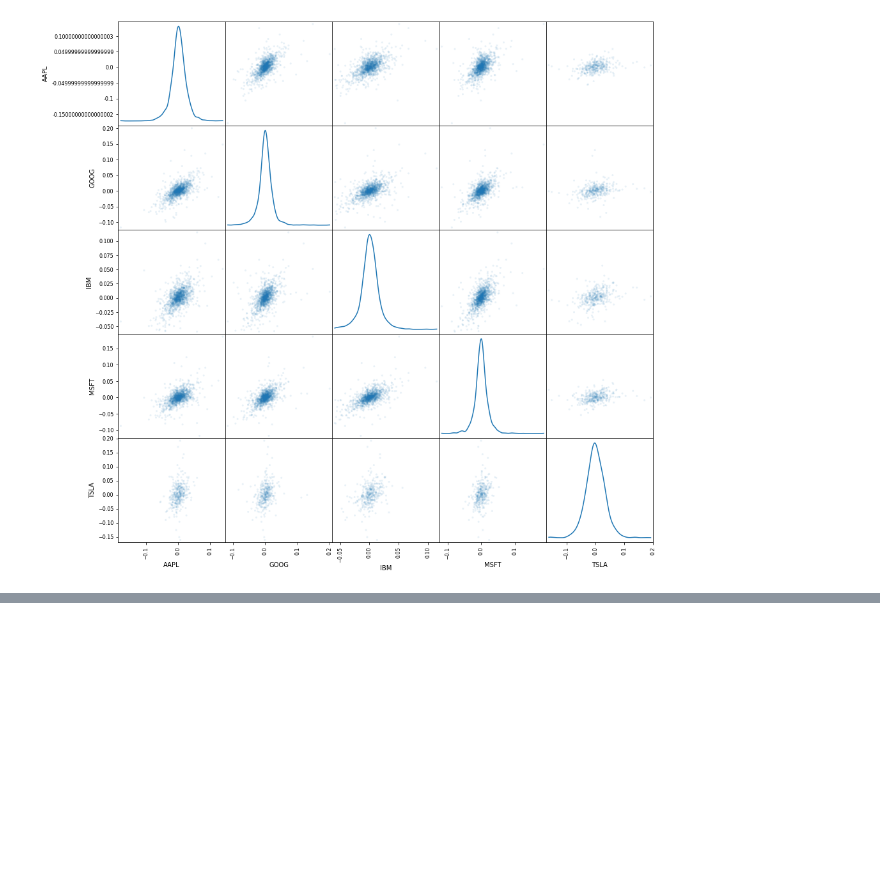
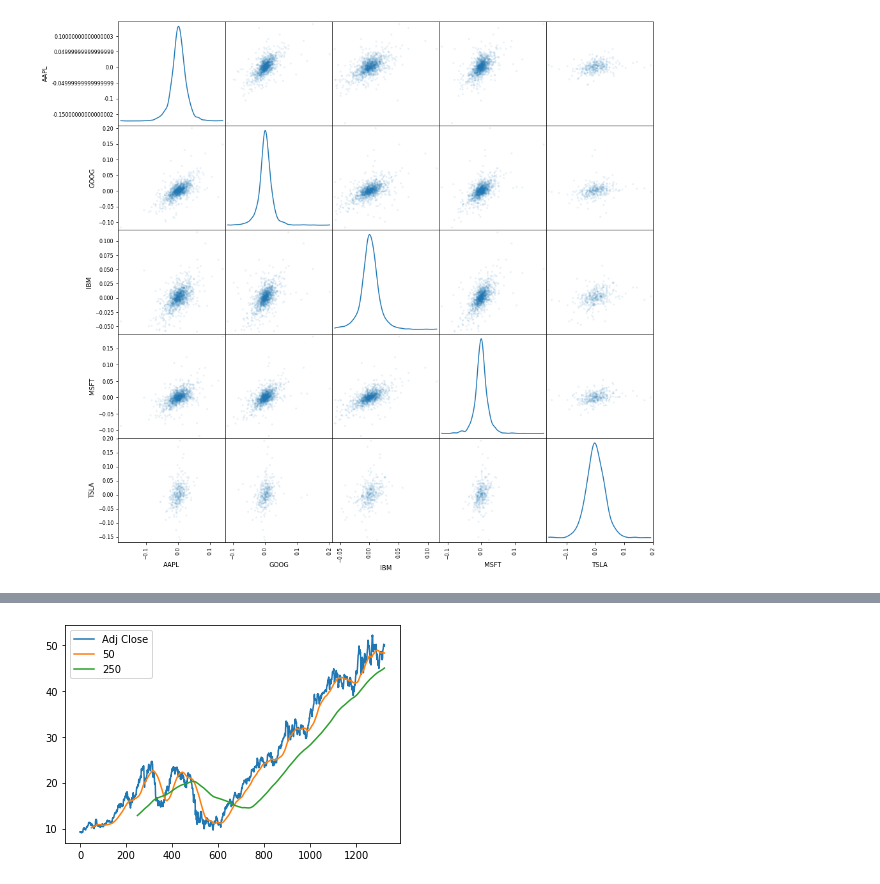
Before and after one commit to DataCrusade1999/Quantitative-Analytics, a Jupyter notebook: Quantitative_Analytics.ipynb, the cells around one changed output, grey strips where cells are left out. Saved outputs shown, nothing was run; the diff lists cells and outputs as text; code cells hidden in the pictures; blank space fills up the shorter version.

```diff
--- a/Quantitative_Analytics.ipynb
+++ b/Quantitative_Analytics.ipynb
@@ -285,0 +378,8 @@ plt.show()
+# %%
+adj_close=aapl[['Adj Close']]
+aapl['50']=adj_close.rolling(50).mean()
+aapl['250']=adj_close.rolling(250).mean()
+aapl[['Adj Close','50','250']].plot()
+plt.show()
+# %% [output]
+[figure, added]
```
Also changed, not shown: parts of 10 cells of this notebook.
